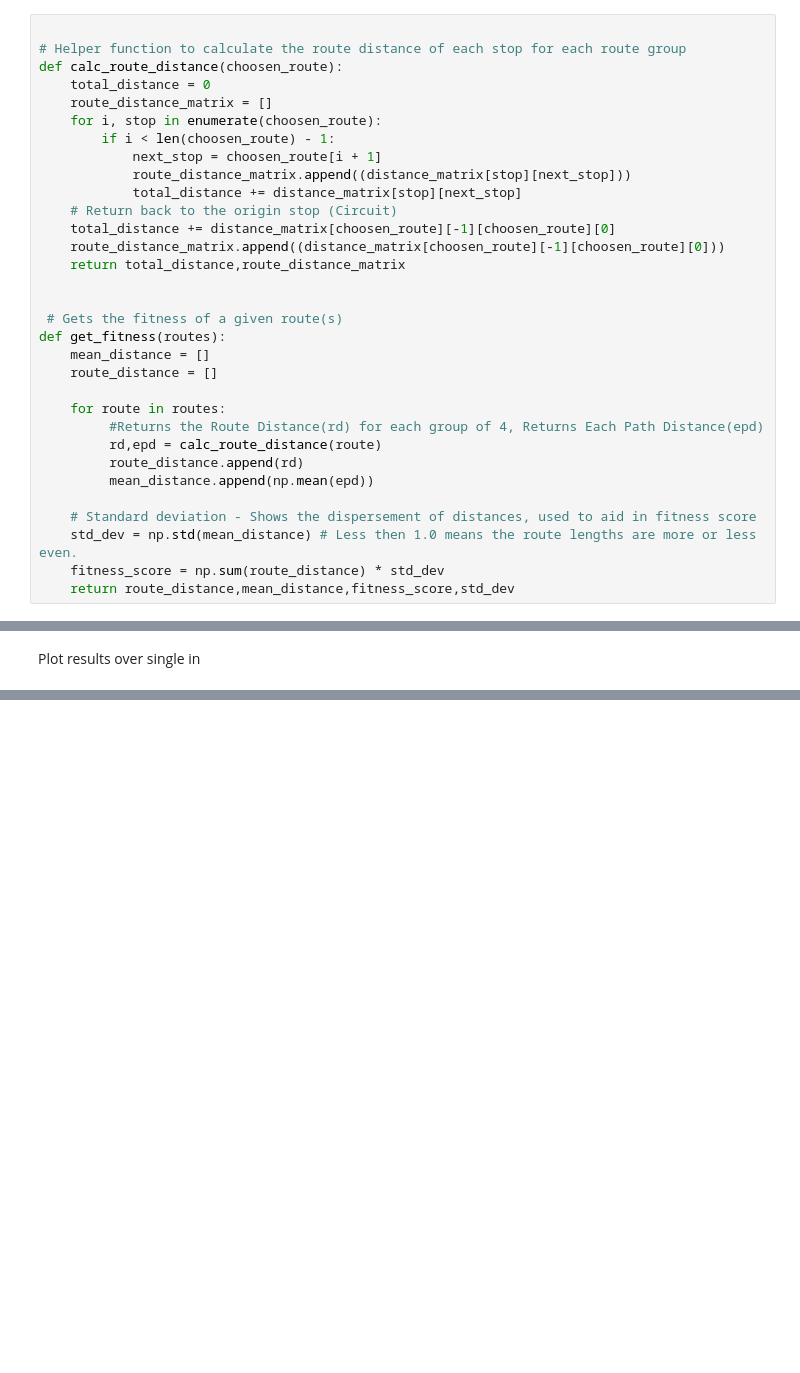
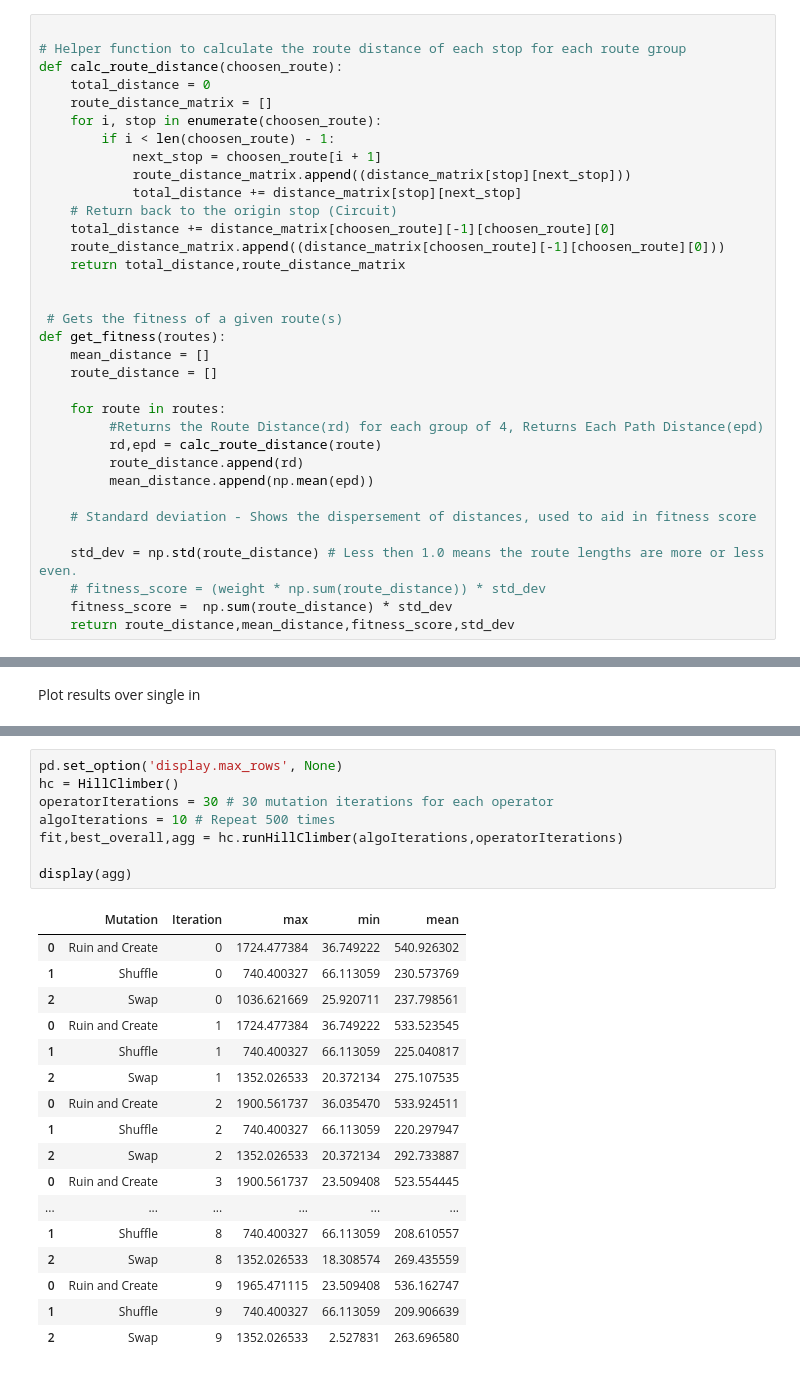
Before and after one commit to ricky11/COMP2002-AI, a Jupyter notebook: 1.1 Data Prep/Assessment2-PART2-Optimisation.ipynb, the cells around one changed output, grey strips where cells are left out. Saved outputs shown, nothing was run; the diff lists cells and outputs as text; blank space fills up the shorter version.

```diff
--- a/1.1 Data Prep/Assessment2-PART2-Optimisation.ipynb
+++ b/1.1 Data Prep/Assessment2-PART2-Optimisation.ipynb
@@ -135,8 +137,10 @@ def get_fitness(routes):
          mean_distance.append(np.mean(epd))
 
     # Standard deviation - Shows the dispersement of distances, used to aid in fitness score
-    std_dev = np.std(mean_distance) # Less then 1.0 means the route lengths are more or less even.
-    fitness_score = np.sum(route_distance) * std_dev
+
+    std_dev = np.std(route_distance) # Less then 1.0 means the route lengths are more or less even.
+    # fitness_score = (weight * np.sum(route_distance)) * std_dev
+    fitness_score =  np.sum(route_distance) * std_dev
     return route_distance,mean_distance,fitness_score,std_dev
 # %% [markdown]
 Call the fitness function to print out the results of a random route. This is the timetable we will submit to the fitness function.
@@ -447,0 +428,26 @@ plt.show()
+# %%
+pd.set_option('display.max_rows', None)
+hc = HillClimber()
+operatorIterations = 30 # 30 mutation iterations for each operator
+algoIterations = 10 # Repeat 500 times
+fit,best_overall,agg = hc.runHillClimber(algoIterations,operatorIterations)
+
+display(agg)
+# %% [output]
+|  | Mutation | Iteration | max | min | mean |
+| 0 | Ruin and Create | 0 | 1724.477384 | 36.749222 | 540.926302 |
+| 1 | Shuffle | 0 | 740.400327 | 66.113059 | 230.573769 |
+| 2 | Swap | 0 | 1036.621669 | 25.920711 | 237.798561 |
+| 0 | Ruin and Create | 1 | 1724.477384 | 36.749222 | 533.523545 |
+| 1 | Shuffle | 1 | 740.400327 | 66.113059 | 225.040817 |
+| 2 | Swap | 1 | 1352.026533 | 20.372134 | 275.107535 |
+| 0 | Ruin and Create | 2 | 1900.561737 | 36.035470 | 533.924511 |
+| 1 | Shuffle | 2 | 740.400327 | 66.113059 | 220.297947 |
+| 2 | Swap | 2 | 1352.026533 | 20.372134 | 292.733887 |
+| 0 | Ruin and Create | 3 | 1900.561737 | 23.509408 | 523.554445 |
+| ... | ... | ... | ... | ... | ... |
+| 1 | Shuffle | 8 | 740.400327 | 66.113059 | 208.610557 |
+| 2 | Swap | 8 | 1352.026533 | 18.308574 | 269.435559 |
+| 0 | Ruin and Create | 9 | 1965.471115 | 23.509408 | 536.162747 |
+| 1 | Shuffle | 9 | 740.400327 | 66.113059 | 209.906639 |
+| 2 | Swap | 9 | 1352.026533 | 2.527831 | 263.696580 |
```
Also changed, not shown: parts of 9 cells of this notebook, 3 other files.
